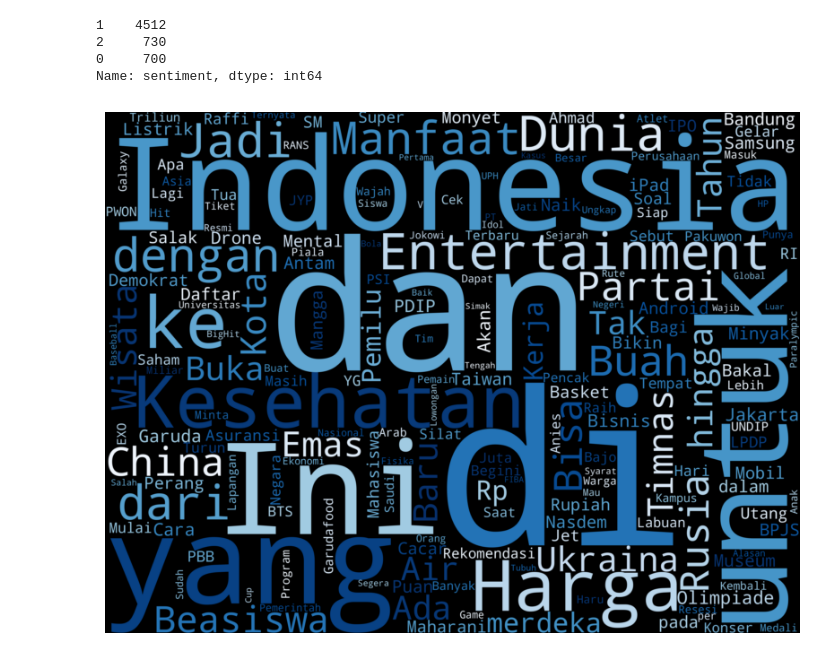
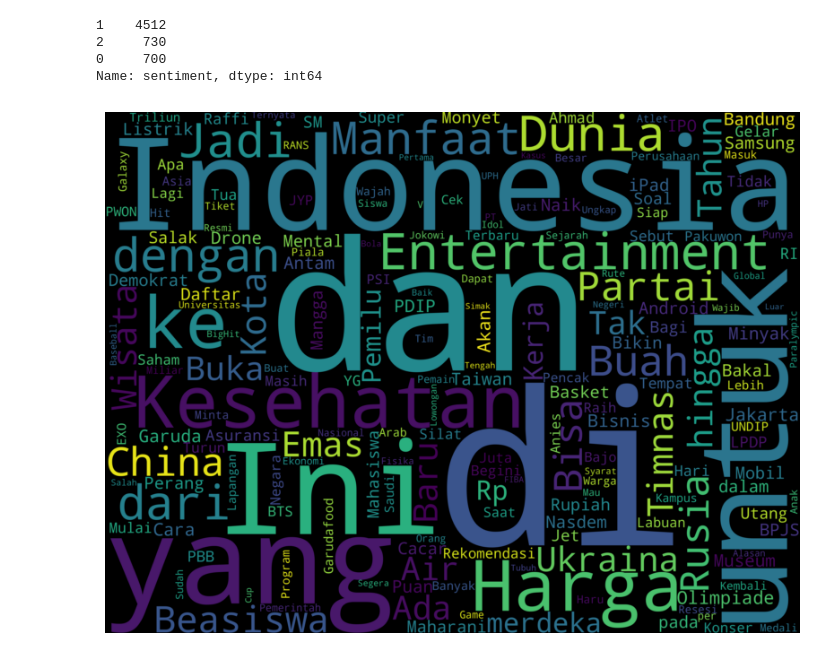
Before and after one commit to bryanathll/RoBERTa-based, a Jupyter notebook: sentimen_analysis_with_RoBERTa.ipynb, the cells around one changed output. Drawn from its saved outputs; the diff is of its cells as text; code cells hidden in the pictures.

```diff
--- a/sentimen_analysis_with_RoBERTa.ipynb
+++ b/sentimen_analysis_with_RoBERTa.ipynb
@@ -83,8 +83,6 @@ nlp = pipeline(
 nlp("Jawab Tantangan Disrupsi Bidang Pendidikan Universitas Pelita Harapan Terapkan Sistem dari Oracle")
 # %% [output]
 [{'label': 'neutral', 'score': 0.9977832436561584}]
-# %%
-df['predicted_sentiment'] = df['title'].apply(lambda x: nlp(x)[0]['label'])
 # %%
 sentiment_counts = df['sentiment'].value_counts()
 # %%
@@ -97,24 +95,24 @@ Name: sentiment, dtype: int64
 # %%
 from wordcloud import WordCloud, STOPWORDS
 
 def plot_cloud(wordcloud):
   plt.figure(figsize=(10, 8))
   plt.imshow(wordcloud, interpolation='bilinear')
   plt.axis('off')
   plt.show()
 
 all_words = ''.join([tweets for tweets in df['title']])
 
 wordcloud = WordCloud(
     width = 4000,
     height=3000,
     random_state=3,
     background_color='black',
-    colormap= 'Blues_r',
+    colormap= 'viridis',
     collocations=False,
     stopwords=STOPWORDS
 ).generate(all_words)
 
 plot_cloud(wordcloud)
 # %% [output]
-[figure, old version]
+[figure, new version]
```
Also changed, not shown: parts of 2 cells of this notebook.
